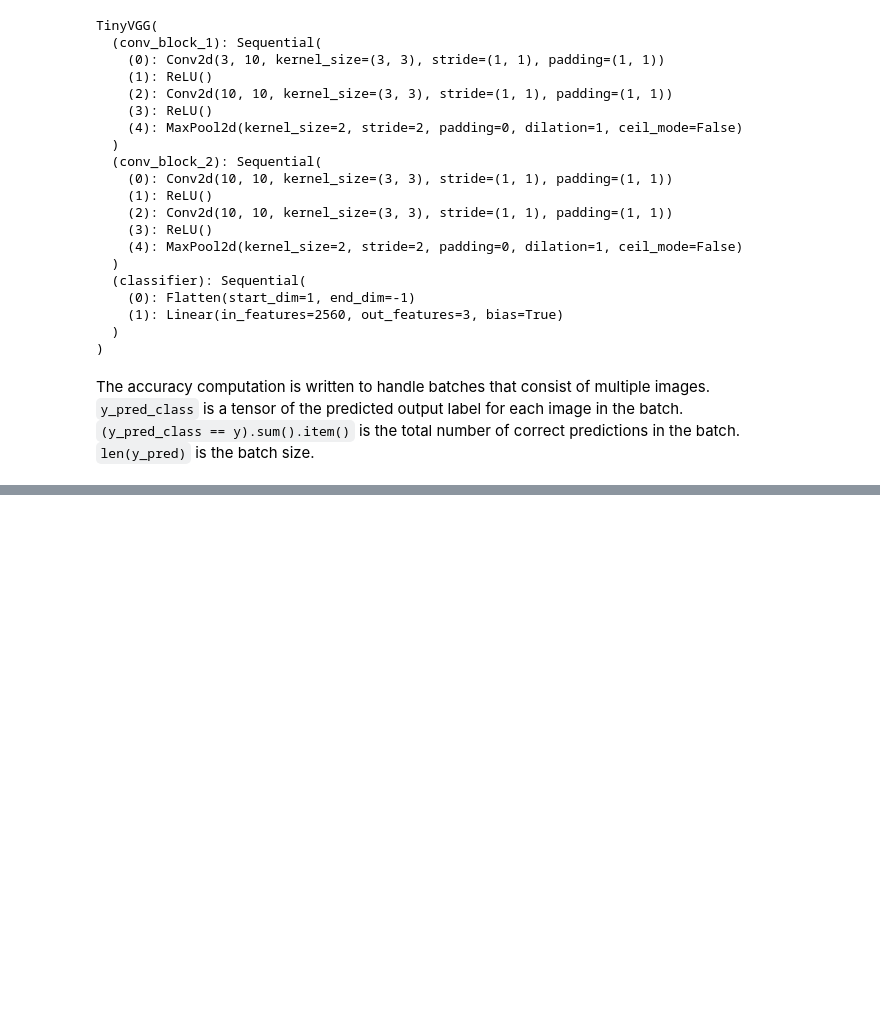
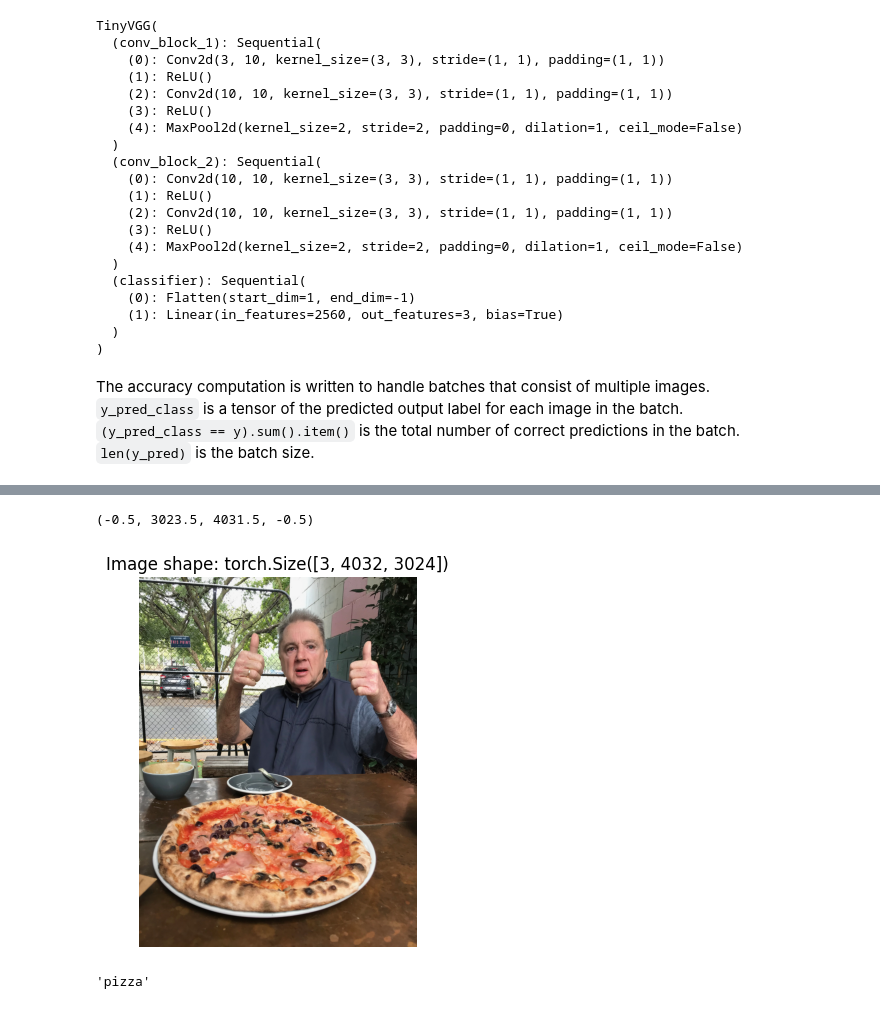
Before and after one commit to clinkerwhiff/pytorch, a Jupyter notebook: learnpytorch/04.ipynb, the cells around one changed output, grey strips where cells are left out. Saved outputs shown, nothing was run; the diff lists cells and outputs as text; code cells hidden in the pictures; blank space fills up the shorter version.

```diff
--- a/learnpytorch/04.ipynb
+++ b/learnpytorch/04.ipynb
@@ -359,0 +388,9 @@ Total time: 329.03478987002745:.3f seconds
+# %%
+custom_image_path = data_path / "04-pizza-dad.jpeg"
+if not custom_image_path.is_file():
+    with open(custom_image_path, "wb") as f:
+        request = requests.get("https://raw.githubusercontent.com/mrdbourke/pytorch-deep-learning/main/images/04-pizza-dad.jpeg")
+        print(f"Downloading {custom_image_path}")
+        f.write(request.content)
+else:
+    print(f"{custom_image_path} already exists")
@@ -359,0 +401,18 @@ Total time: 329.03478987002745:.3f seconds
+# %%
+custom_image = torchvision.io.read_image(str(custom_image_path)).type(torch.float32) / 255
+plt.imshow(custom_image.permute(1, 2, 0))
+plt.title(f"Image shape: {custom_image.shape}")
+plt.axis(False)
+# %% [output]
+(-0.5, 3023.5, 4031.5, -0.5)
+[figure, added]
+# %%
+custom_image_transform = transforms.Compose([transforms.Resize((64, 64), antialias=True)])
+custom_image = custom_image_transform(custom_image).unsqueeze(dim=0)
+with torch.inference_mode():
+    model.eval()
+    custom_image_pred = model(custom_image)
+custom_image_pred_class = class_names[torch.argmax(torch.softmax(custom_image_pred, dim=1), dim=1).item()]
+custom_image_pred_class
+# %% [output]
+'pizza'
```
Also changed, not shown: parts of 9 cells of this notebook.
